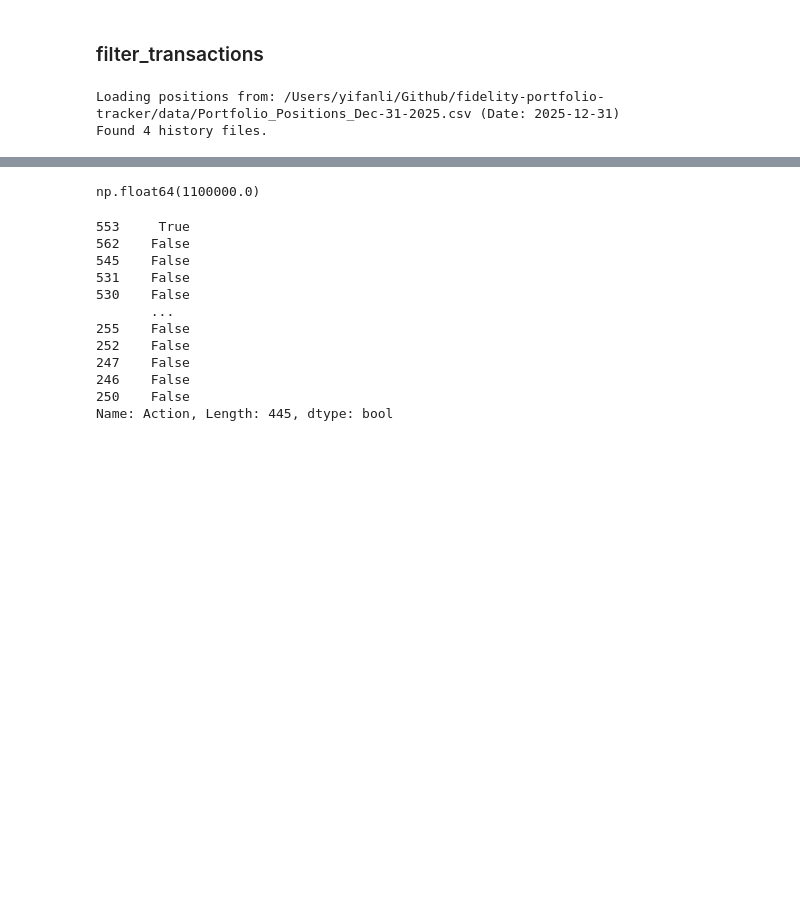
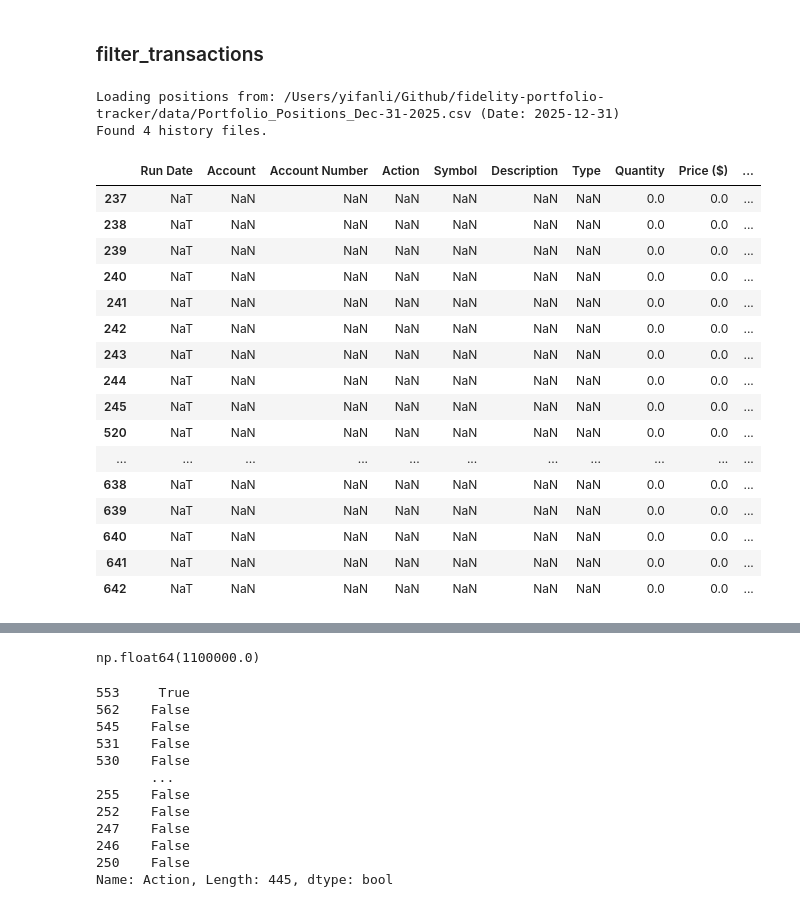
Before and after one commit to yifan-lee/fidelity-portfolio-tracker, a Jupyter notebook: Dev.ipynb, the cells around one changed output, grey strips where cells are left out. Cells and saved outputs as stored; diff of their text form; code cells hidden in the pictures; blank space fills up the shorter version.

```diff
--- a/Dev.ipynb
+++ b/Dev.ipynb
@@ -200,4 +200,24 @@ positions_df, transactions_df, latest_date = load_data(data_dir)
 # %% [output]
 Loading positions from: /Users/yifanli/Github/fidelity-portfolio-tracker/data/Portfolio_Positions_Dec-31-2025.csv (Date: 2025-12-31)
 Found 4 history files.
+# %%
+transactions_df[transactions_df['Account Number'].isna()]
+# %% [output]
+|  | Run Date | Account | Account Number | Action | Symbol | Description | Type | Quantity | Price ($) | ... |
+| 237 | NaT | NaN | NaN | NaN | NaN | NaN | NaN | 0.0 | 0.0 | ... |
+| 238 | NaT | NaN | NaN | NaN | NaN | NaN | NaN | 0.0 | 0.0 | ... |
+| 239 | NaT | NaN | NaN | NaN | NaN | NaN | NaN | 0.0 | 0.0 | ... |
+| 240 | NaT | NaN | NaN | NaN | NaN | NaN | NaN | 0.0 | 0.0 | ... |
+| 241 | NaT | NaN | NaN | NaN | NaN | NaN | NaN | 0.0 | 0.0 | ... |
+| 242 | NaT | NaN | NaN | NaN | NaN | NaN | NaN | 0.0 | 0.0 | ... |
+| 243 | NaT | NaN | NaN | NaN | NaN | NaN | NaN | 0.0 | 0.0 | ... |
+| 244 | NaT | NaN | NaN | NaN | NaN | NaN | NaN | 0.0 | 0.0 | ... |
+| 245 | NaT | NaN | NaN | NaN | NaN | NaN | NaN | 0.0 | 0.0 | ... |
+| 520 | NaT | NaN | NaN | NaN | NaN | NaN | NaN | 0.0 | 0.0 | ... |
+| ... | ... | ... | ... | ... | ... | ... | ... | ... | ... | ... |
+| 638 | NaT | NaN | NaN | NaN | NaN | NaN | NaN | 0.0 | 0.0 | ... |
+| 639 | NaT | NaN | NaN | NaN | NaN | NaN | NaN | 0.0 | 0.0 | ... |
+| 640 | NaT | NaN | NaN | NaN | NaN | NaN | NaN | 0.0 | 0.0 | ... |
+| 641 | NaT | NaN | NaN | NaN | NaN | NaN | NaN | 0.0 | 0.0 | ... |
+| 642 | NaT | NaN | NaN | NaN | NaN | NaN | NaN | 0.0 | 0.0 | ... |
 # %%
```
Also changed, not shown: parts of 23 cells of this notebook, 3 other files.
